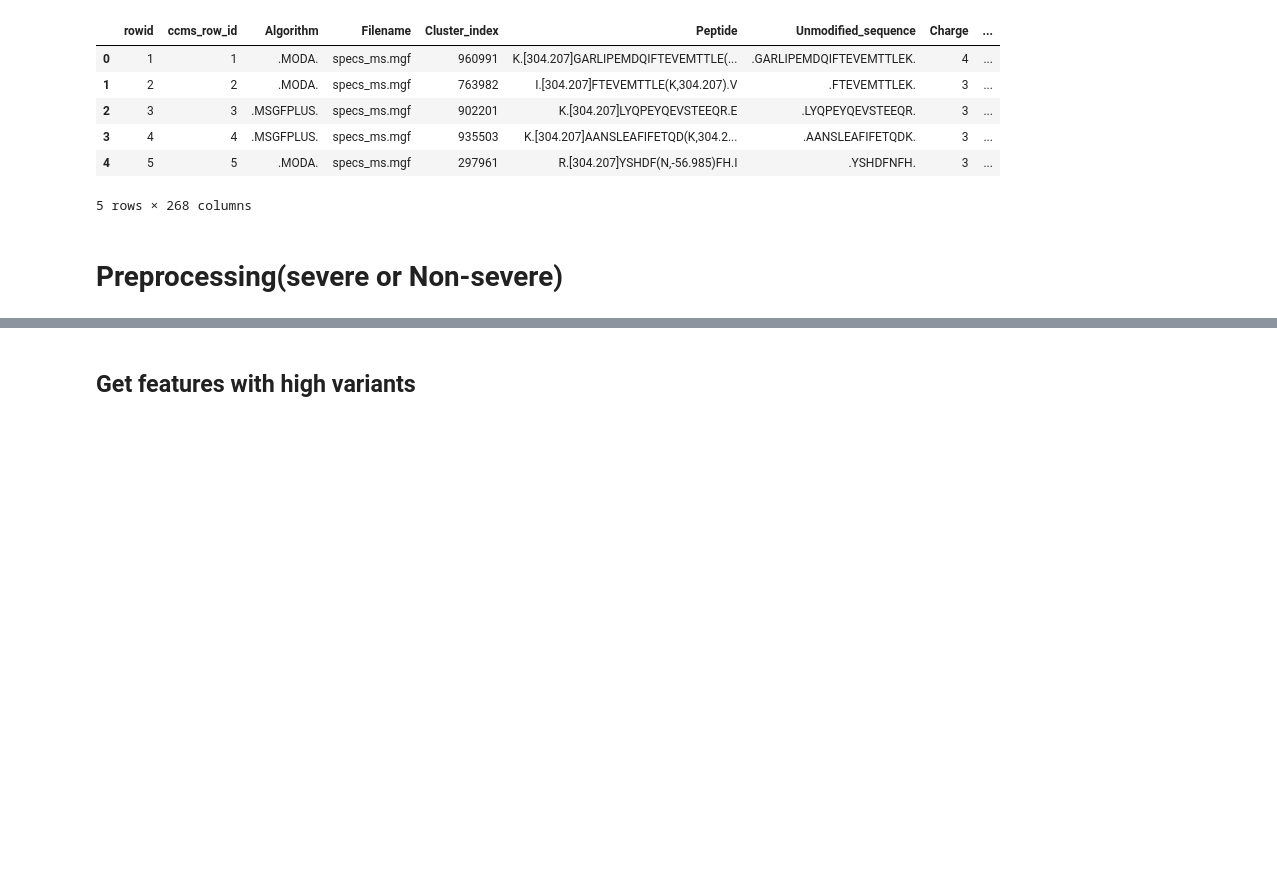
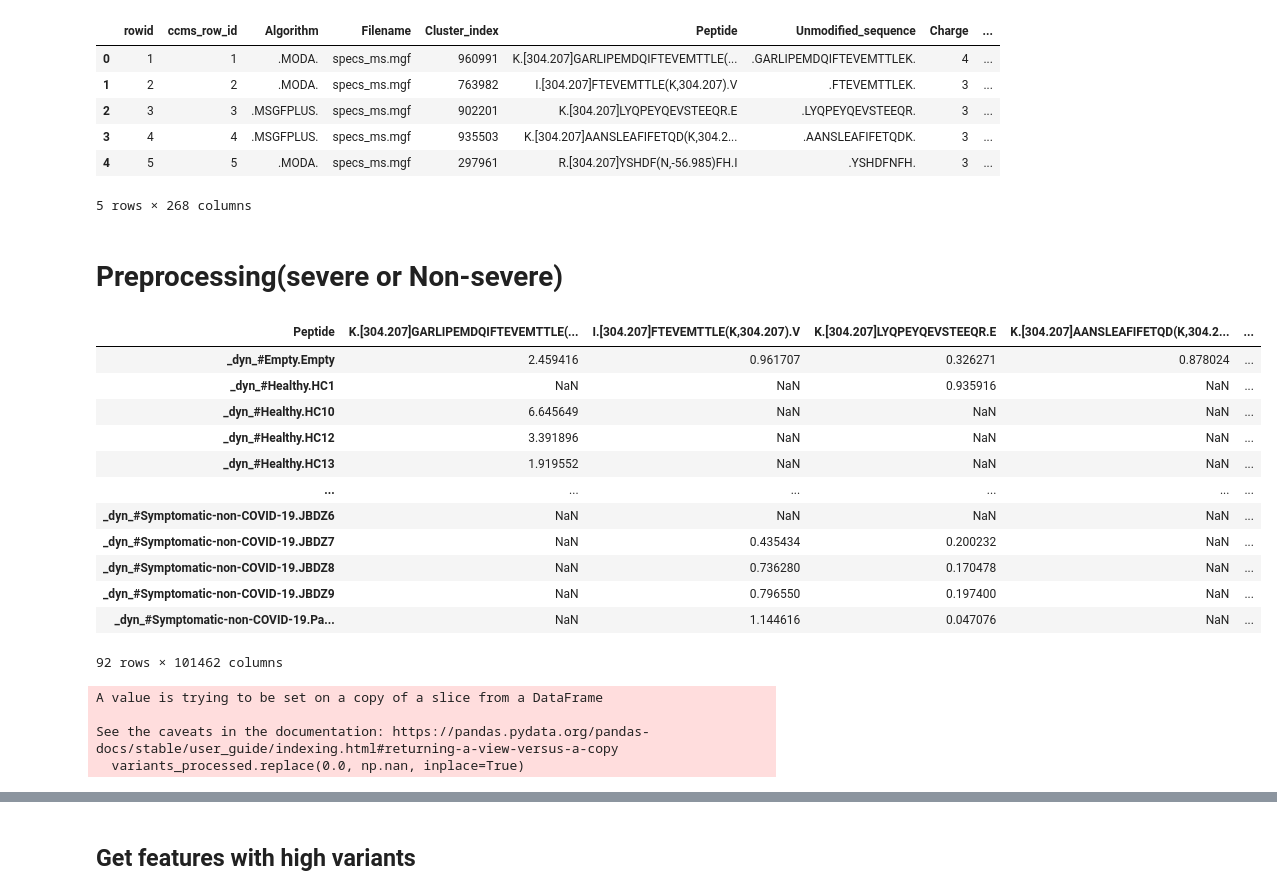
Before and after one commit to MiddleEarthExplorer/COVID19_Classification, a Jupyter notebook: CSE291_Notebook_Chao.ipynb, the cells around one changed output, grey strips where cells are left out. Cells and saved outputs as stored; diff of their text form; code cells hidden in the pictures; blank space fills up the shorter version.

```diff
--- a/CSE291_Notebook_Chao.ipynb
+++ b/CSE291_Notebook_Chao.ipynb
@@ -26,22 +23,62 @@ variants.head()
 # %% [markdown]
 # Preprocessing(severe or Non-severe)
 # %%
+
 variants_processed = variants[
     ['Peptide'] + [c for c in variants.columns if 'intensity_for_peptide_variant' in c]
 ]
 
 variants_processed = variants_processed.copy()
 
 variants_processed.replace(0.0, np.nan, inplace=True)
 
 variants_processed = variants_processed.set_index('Peptide')
 
 variants_processed = variants_processed.T
 
 variants_processed.index = variants_processed.index.map(lambda x: '.'.join(x.split('.')[:2]))
 # _dyn_#Empty.Empty.Empty..Empty.1_intensity_for_peptide_variant
 # _dyn_#Empty.Empty
 variants_processed['Condition'] = variants_processed.index.map(lambda x: x.split('.')[0])
+
+variants_processed
+# %% [output]
+| Peptide | K.[304.207]GARLIPEMDQIFTEVEMTTLE(... | I.[304.207]FTEVEMTTLE(K,304.207).V | K.[304.207]LYQPEYQEVSTEEQR.E | K.[304.207]AANSLEAFIFETQD(K,304.2... | ... |
+| _dyn_#Empty.Empty | 2.459416 | 0.961707 | 0.326271 | 0.878024 | ... |
+| _dyn_#Healthy.HC1 | NaN | NaN | 0.935916 | NaN | ... |
+| _dyn_#Healthy.HC10 | 6.645649 | NaN | NaN | NaN | ... |
+| _dyn_#Healthy.HC12 | 3.391896 | NaN | NaN | NaN | ... |
+| _dyn_#Healthy.HC13 | 1.919552 | NaN | NaN | NaN | ... |
+| ... | ... | ... | ... | ... | ... |
+| _dyn_#Symptomatic-non-COVID-19.JBDZ6 | NaN | NaN | NaN | NaN | ... |
+| _dyn_#Symptomatic-non-COVID-19.JBDZ7 | NaN | 0.435434 | 0.200232 | NaN | ... |
+| _dyn_#Symptomatic-non-COVID-19.JBDZ8 | NaN | 0.736280 | 0.170478 | NaN | ... |
+| _dyn_#Symptomatic-non-COVID-19.JBDZ9 | NaN | 0.796550 | 0.197400 | NaN | ... |
+| _dyn_#Symptomatic-non-COVID-19.Pa... | NaN | 1.144616 | 0.047076 | NaN | ... |
+92 rows × 101462 columns
+# %%
+# we only need the intensities for each peptide, noted as "...intensity_for_peptide_variant"
+variants_processed = variants[
+    ['Peptide'] + [c for c in variants.columns if 'intensity_for_peptide_variant' in c]
+]
+
+# replace zero values (which are all intensities) in the processed matrix with N/As
+variants_processed.replace(0.0, np.nan, inplace=True)
+
+#set the index to be each Peptide
+variants_processed = variants_processed.set_index('Peptide')
+
+#transpose the matrix, so each column is a peptide
+variants_processed = variants_processed.T
+#only retain first two elements in the headers
+variants_processed.index = variants_processed.index.map(lambda x: '.'.join(x.split('.')[:2]))
+
+#set the condition to the first element
+# %% [output]
+A value is trying to be set on a copy of a slice from a DataFrame
+
+See the caveats in the documentation: https://pandas.pydata.org/pandas-docs/stable/user_guide/indexing.html#returning-a-view-versus-a-copy
+  variants_processed.replace(0.0, np.nan, inplace=True)
 # %%
 variants_processed.head()
 # %% [output]
```
Also changed, not shown: parts of 11 cells of this notebook, 3 other files.
